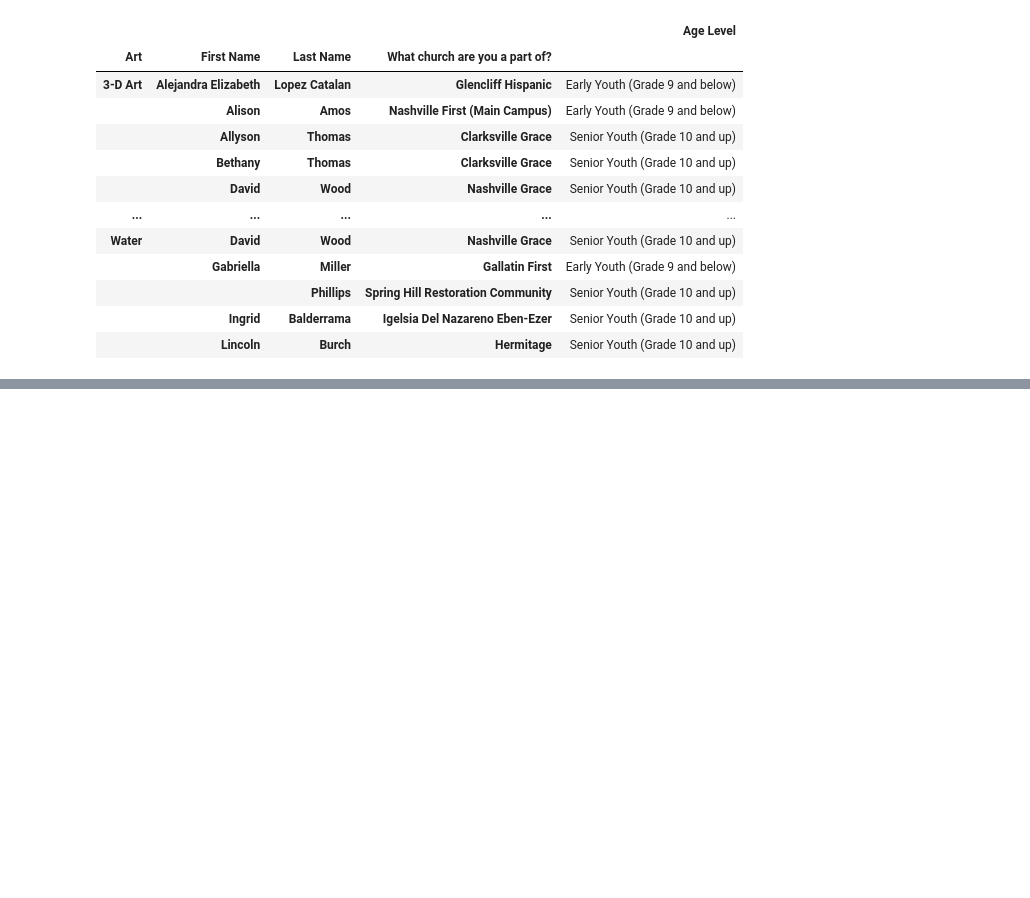
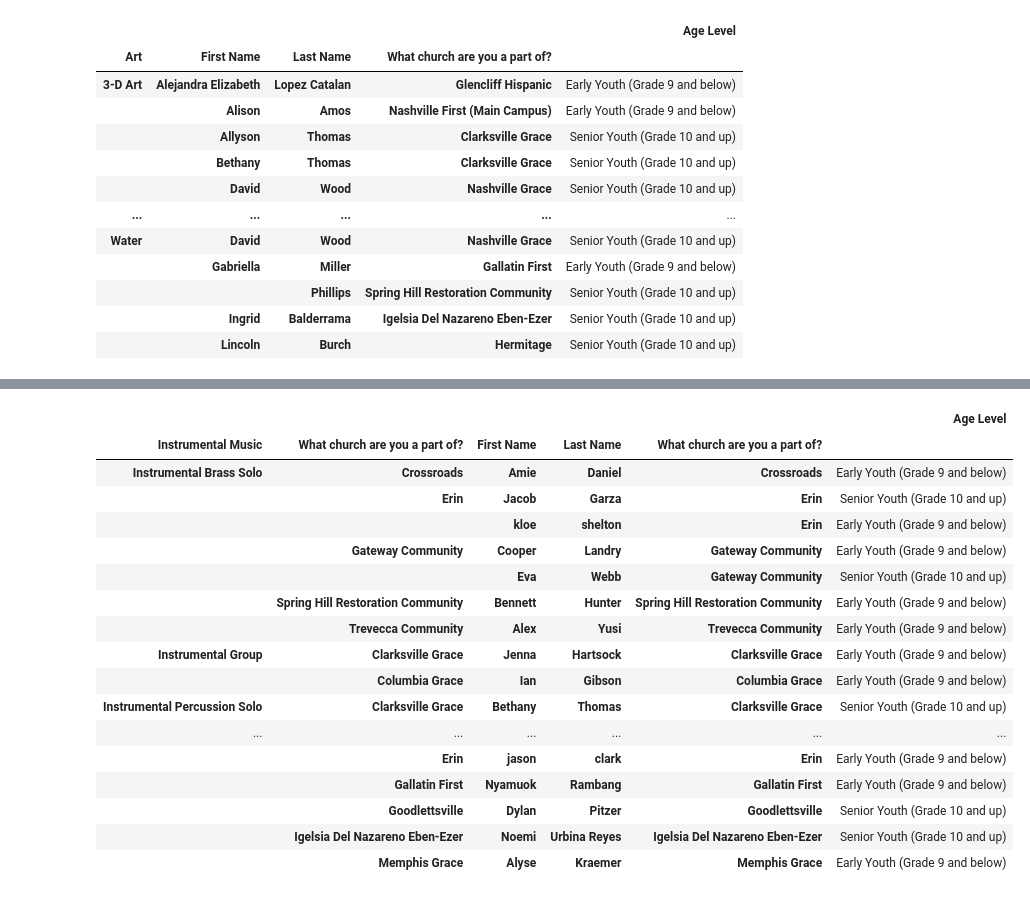
Before and after one commit to robisonmark/midsouth_nyi_registrations, a Jupyter notebook: momentum_notebook.ipynb, the cells around one changed output, grey strips where cells are left out. Drawn from its saved outputs; the diff is of its cells as text; code cells hidden in the pictures; blank space fills up the shorter version.

```diff
--- a/momentum_notebook.ipynb
+++ b/momentum_notebook.ipynb
@@ -172,3 +180,8 @@ church_list = [
     "Westwind Community of Faith",
     "Woodlawn Community"
 ]
+# %%
+
+files = os.listdir(file_root)
+files = [f for f in files if os.path.isfile(f'{file_root}/{f}')]
+files
@@ -177,6 +193,12 @@ def write_csv(df, df_name, filename):
     if df_name not in write_file_exlusion:
         df.to_csv(f'{filename}.csv')
 # %%
-def write_excel(df, df_name, filename):
+def write_excel(df, df_name, filename, indexed=False):
     if df_name not in write_file_exlusion:
-        df.to_excel(f'{filename}.xlsx', index=False, engine='xlsxwriter')
+        df.to_excel(f'{filename}.xlsx', index=indexed, engine='xlsxwriter')
+# %%
+def strip_filename_from_download_date(filename):
+    filename_parts = filename.split('_-_')
+    return filename_parts[0]
+
+strip_filename_from_download_date(files[0])
@@ -183,43 +207,45 @@ def write_excel(df, df_name, filename):
 # %%
-def create_student_categories():
-    df_original = pd.read_csv('./momentum_numbers.csv')
+from datetime import date
 
-    cols = df_original.columns;
 
-    category_cols = [];
-    for col in cols:
-        if col not in event_exclusion_data_cols:
-            category_cols.append(col)
+def create_student_categories(file, filename):
+   df_original = pd.read_csv(f'{file_root}/{file}')
 
-    for category_col in category_cols:
-        loc_cols = ['First Name', 'Last Name', 'What church are you a part of?']
-        group_by_cols = [category_col]
-        if 'sport' in category_col.lower():
-           loc_cols.append('Age Level Individual Sport')
-        else:
-           loc_cols.append('Age Level')
+   cols = df_original.columns;
 
-        if category_col == 'Individual Sports':
-           group_by_cols.append('Age Level Individual Sport')
-        if category_col == 'Team Sports':
-           group_by_cols.append('What church are you a part of?')
-        if 'Music' in category_col:
-            group_by_cols.append('What church are you a part of?')
+   category_cols = [];
+   for col in cols:
+      if col not in event_exclusion_data_cols:
+         category_cols.append(col)
 
-        loc_cols.append(category_col)
+   for category_col in category_cols:
+      loc_cols = ['First Name', 'Last Name', 'What church are you a part of?']
+      group_by_cols = [category_col]
+      if 'sport' in category_col.lower():
+         loc_cols.append('Age Level Individual Sport')
+      else:
+         loc_cols.append('Age Level')
 
-        df = df_original.copy(deep=True)
-        df = df.loc[:, loc_cols].dropna(subset=[category_col])
+      if category_col == 'Individual Sports':
+         group_by_cols.append('Age Level Individual Sport')
+      if category_col == 'Team Sports':
+         group_by_cols.append('What church are you a part of?')
+      if 'Music' in category_col:
+         group_by_cols.append('What church are you a part of?')
 
-        if category_col in multiple_possible:
-            df[category_col] = df.loc[:, category_col].apply(lambda x: x.split('\n'))
-            # df = df.explode(category_col).groupby([category_col, 'Grade Level', 'What church are you a part of?']).sum()
-            df = df.explode(category_col).groupby([*group_by_cols, 'First Name', 'Last Name', 'What church are you a part of?']).sum()
-            filename = f"./numbers/{category_col.replace(' ', '_').lower()}"
+      df = df_original.copy(deep=True)
+      df = df.loc[:, [*loc_cols, category_col]].dropna(subset=[category_col])
 
-            write_excel(df, category_col, filename)
+      if category_col in event_categories:
+         df[category_col] = df.loc[:, category_col].apply(lambda x: x.split('\n'))
+         df_dedeup = df.drop_duplicates(subset=loc_cols)
+         df_indexed = df_dedeup.explode(category_col).groupby([*group_by_cols, 'First Name', 'Last Name', 'What church are you a part of?']).sum()
+         display(df_indexed)
 
-create_student_categories()
+         export_path = f"{event_export_root}/{date.today()}_{category_col.replace(' ', '_').lower()}"
+         write_excel(df_indexed, category_col, export_path, indexed=True)
+
+create_student_categories(files[0],strip_filename_from_download_date(files[0]))
 # %% [output]
 |  |  |  |  | Age Level |
 | Art | First Name | Last Name | What church are you a part of? |  |
@@ -266,0 +346,18 @@ Water   David               Wood          Nashville Grace                     Se
+|  |  |  |  |  | Age Level |
+| Instrumental Music | What church are you a part of? | First Name | Last Name | What church are you a part of? |  |
+| Instrumental Brass Solo | Crossroads | Amie | Daniel | Crossroads | Early Youth (Grade 9 and below) |
+|  | Erin | Jacob | Garza | Erin | Senior Youth (Grade 10 and up) |
+|  |  | kloe | shelton | Erin | Early Youth (Grade 9 and below) |
+|  | Gateway Community | Cooper | Landry | Gateway Community | Early Youth (Grade 9 and below) |
+|  |  | Eva | Webb | Gateway Community | Senior Youth (Grade 10 and up) |
+|  | Spring Hill Restoration Community | Bennett | Hunter | Spring Hill Restoration Community | Early Youth (Grade 9 and below) |
+|  | Trevecca Community | Alex | Yusi | Trevecca Community | Early Youth (Grade 9 and below) |
+| Instrumental Group | Clarksville Grace | Jenna | Hartsock | Clarksville Grace | Early Youth (Grade 9 and below) |
+|  | Columbia Grace | Ian | Gibson | Columbia Grace | Early Youth (Grade 9 and below) |
+| Instrumental Percussion Solo | Clarksville Grace | Bethany | Thomas | Clarksville Grace | Senior Youth (Grade 10 and up) |
+| ... | ... | ... | ... | ... | ... |
+|  | Erin | jason | clark | Erin | Early Youth (Grade 9 and below) |
+|  | Gallatin First | Nyamuok | Rambang | Gallatin First | Early Youth (Grade 9 and below) |
+|  | Goodlettsville | Dylan | Pitzer | Goodlettsville | Senior Youth (Grade 10 and up) |
+|  | Igelsia Del Nazareno Eben-Ezer | Noemi | Urbina Reyes | Igelsia Del Nazareno Eben-Ezer | Senior Youth (Grade 10 and up) |
+|  | Memphis Grace | Alyse | Kraemer | Memphis Grace | Early Youth (Grade 9 and below) |
```
Also changed, not shown: parts of 7 cells of this notebook, 1 other file.
